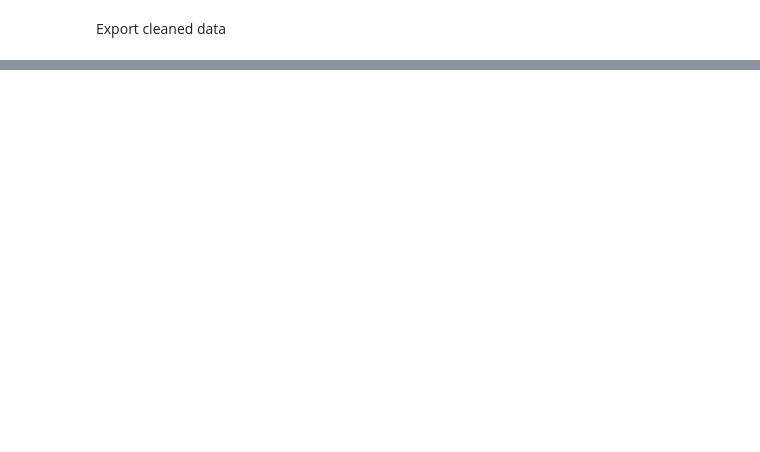
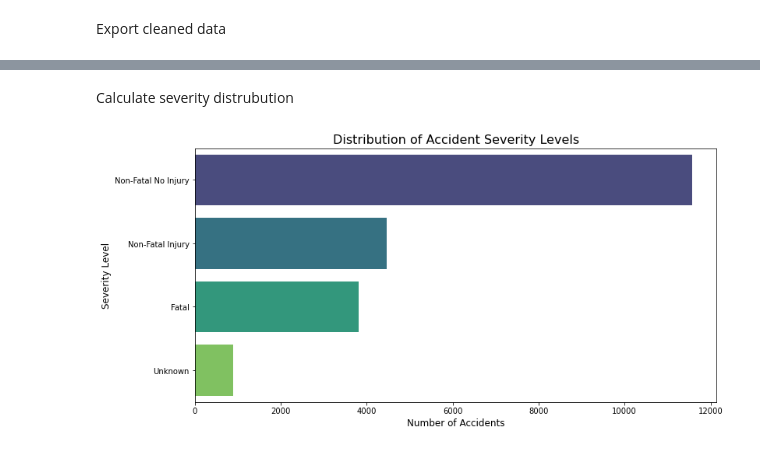
Before and after one commit to danielowuor/phase1project, a Jupyter notebook: project.ipynb, the cells around one changed output, grey strips where cells are left out. Saved outputs shown, nothing was run; the diff lists cells and outputs as text; code cells hidden in the pictures; blank space fills up the shorter version.

```diff
--- a/project.ipynb
+++ b/project.ipynb
@@ -211,6 +210,16 @@ def categorize_severity(row):
     else:
         return 'Unknown'
 df_clean['Severity.Category'] = df_clean.apply(categorize_severity, axis=1)
+# %%
+# Analyze Fatal vs Non-Fatal Accidents by Manufacturer
+def classify_outcome(severity):
+    if severity == 'Fatal':
+        return 'Fatal'
+    elif severity in ['Non-Fatal', 'Incident', 'Minor', 'Serious']:
+        return 'Non-Fatal'
+    else:
+        return 'Unknown'
+df_clean['Outcome'] = df_clean['Injury.Severity'].apply(classify_outcome)
 # %% [markdown]
 Filter out Rare Manufacturers
 # %%
@@ -249,0 +306,14 @@ df_clean.to_csv('aviation_data_cleaned.csv', index=False)
+# %% [markdown]
+Calculate severity distrubution
+# %%
+severity_counts = df_clean['Severity.Category'].value_counts()
+
+plt.figure(figsize=(12, 6))
+sns.barplot(x=severity_counts.values, y=severity_counts.index, palette='viridis')
+
+plt.title('Distribution of Accident Severity Levels', fontsize=16)
+plt.xlabel('Number of Accidents', fontsize=12)
+plt.ylabel('Severity Level', fontsize=12)
+plt.show()
+# %% [output]
+[figure, added]
```
Also changed, not shown: parts of 23 cells of this notebook.
